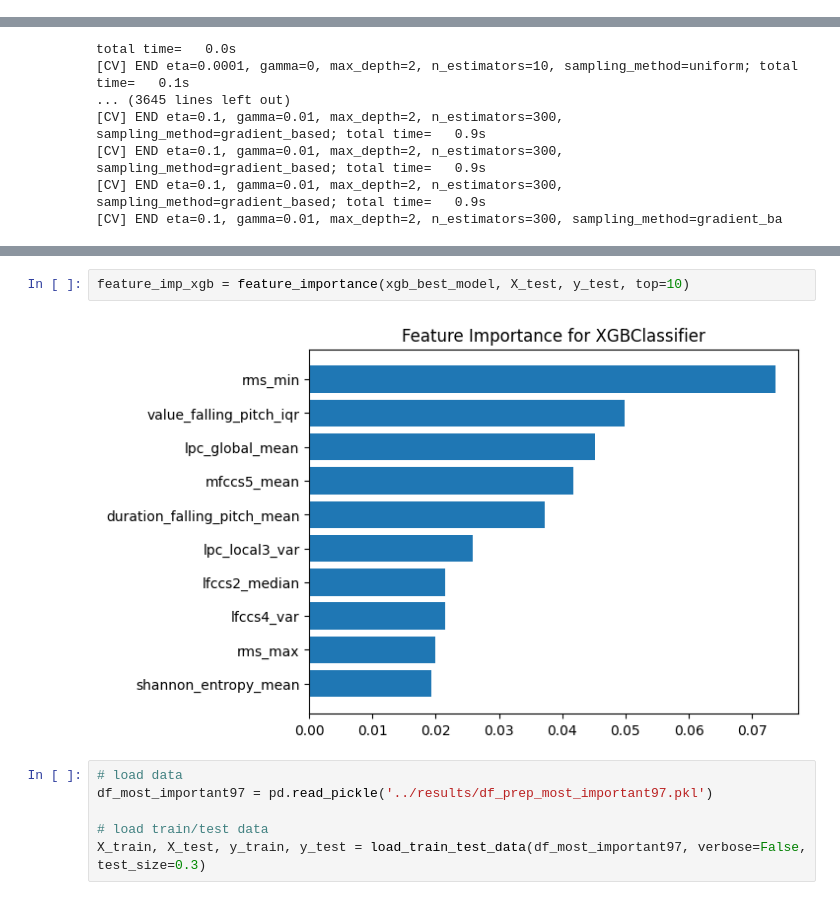
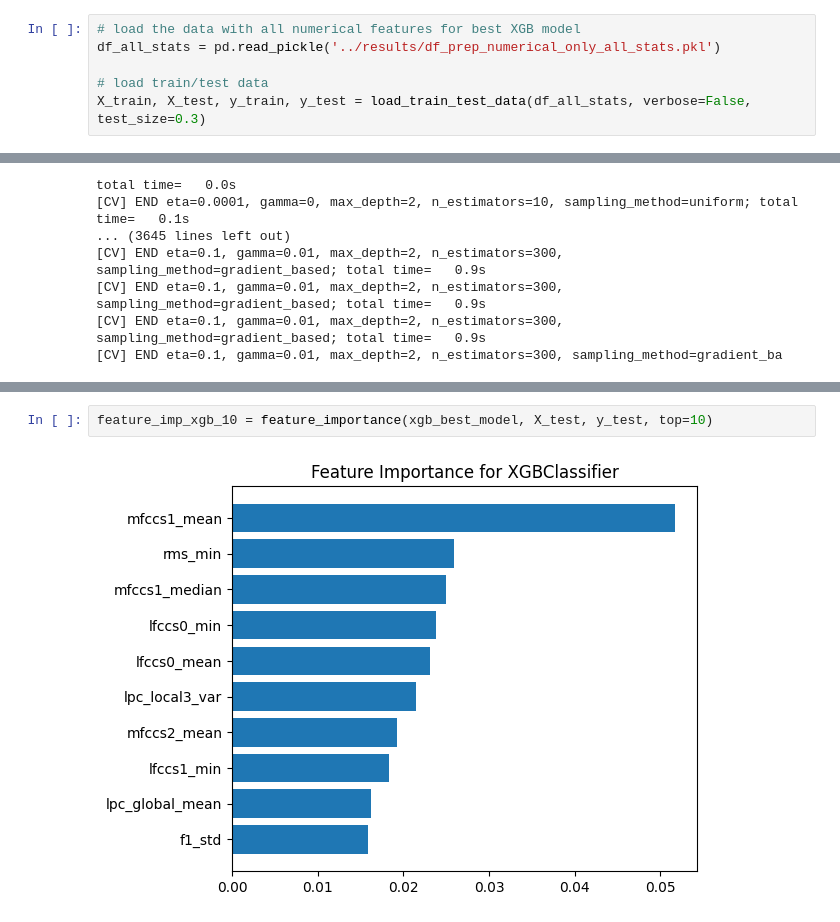
Before and after one commit to kimlindner/automatic_speech_emotion_recognition, a Jupyter notebook: notebooks/HyperparameterOptimization_XGB.ipynb, the cells around one changed output, grey strips where cells are left out. Cells and saved outputs as stored; diff of their text form.

Commit message:
changed data load traditional ML

```diff
--- a/notebooks/HyperparameterOptimization_XGB.ipynb
+++ b/notebooks/HyperparameterOptimization_XGB.ipynb
@@ -25,3 +19,9 @@ X_train, X_test, y_train, y_test = load_train_test_data(df_most_important97, ver
+# %%
+# load the data with all numerical features for best XGB model
+df_all_stats = pd.read_pickle('../results/df_prep_numerical_only_all_stats.pkl')
+
+# load train/test data
+X_train, X_test, y_train, y_test = load_train_test_data(df_all_stats, verbose=False, test_size=0.3)
 # %% [markdown]
 # XGB
 # %%
@@ -82,15 +85,9 @@ Hard cases for the model:
 Label: happiness(4)
 Hard cases of false positives: ['anger(0)']
 # %%
-feature_imp_xgb = feature_importance(xgb_best_model, X_test, y_test, top=10)
+feature_imp_xgb_10 = feature_importance(xgb_best_model, X_test, y_test, top=10)
 # %% [output]
-[figure, old version]
+[figure, new version]
-# %%
-# load data
-df_most_important97 = pd.read_pickle('../results/df_prep_most_important97.pkl')
-
-# load train/test data
-X_train, X_test, y_train, y_test = load_train_test_data(df_most_important97, verbose=False, test_size=0.3)
 # %%
 feature_imp_xgb = feature_importance(xgb_best_model, X_test, y_test, top=50)
 # %% [output]
```
Also changed, not shown: parts of 4 cells of this notebook, 5 other files.
